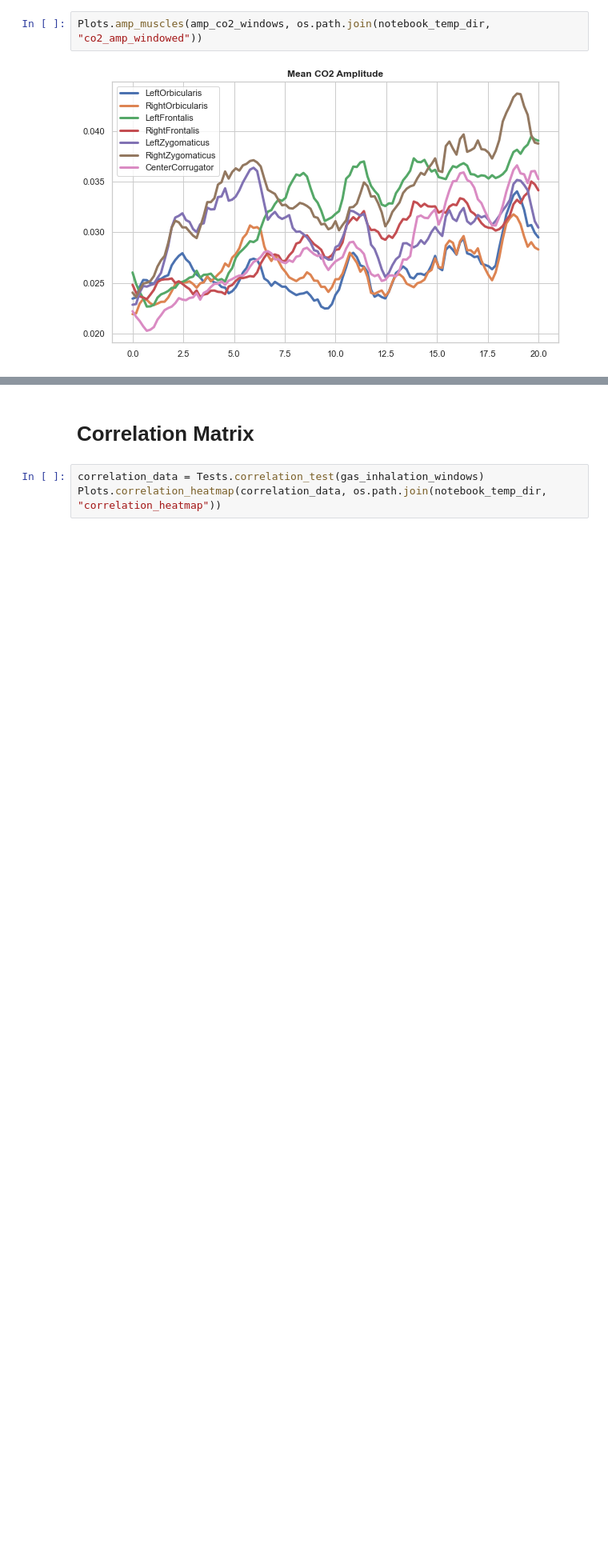
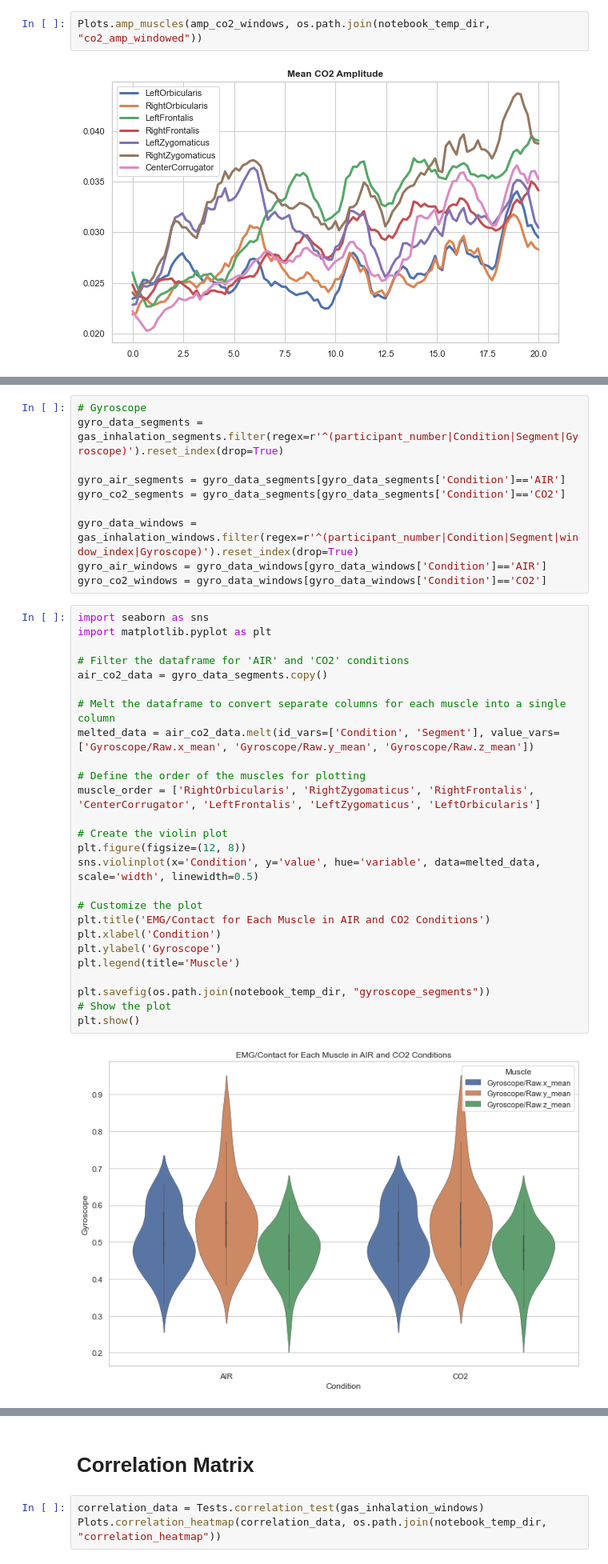
Before and after one commit to michalgnacek/co2-study, a Jupyter notebook: notebooks/3_statistics.ipynb, the cells around one changed output, grey strips where cells are left out. Shown at 80% size. Drawn from its saved outputs; the diff is of its cells as text; blank space fills up the shorter version.

Commit message:
Added IMU plots

```diff
--- a/notebooks/3_statistics.ipynb
+++ b/notebooks/3_statistics.ipynb
@@ -430,0 +433,38 @@ Plots.amp_muscles(amp_co2_windows, os.path.join(notebook_temp_dir, "co2_amp_wind
+# %%
+# Gyroscope
+gyro_data_segments = gas_inhalation_segments.filter(regex=r'^(participant_number|Condition|Segment|Gyroscope)').reset_index(drop=True)
+
+gyro_air_segments = gyro_data_segments[gyro_data_segments['Condition']=='AIR']
+gyro_co2_segments = gyro_data_segments[gyro_data_segments['Condition']=='CO2']
+
+gyro_data_windows = gas_inhalation_windows.filter(regex=r'^(participant_number|Condition|Segment|window_index|Gyroscope)').reset_index(drop=True)
+gyro_air_windows = gyro_data_windows[gyro_data_windows['Condition']=='AIR']
+gyro_co2_windows = gyro_data_windows[gyro_data_windows['Condition']=='CO2']
+# %%
+import seaborn as sns
+import matplotlib.pyplot as plt
+
+# Filter the dataframe for 'AIR' and 'CO2' conditions
+air_co2_data = gyro_data_segments.copy()
+
+# Melt the dataframe to convert separate columns for each muscle into a single column
+melted_data = air_co2_data.melt(id_vars=['Condition', 'Segment'], value_vars=['Gyroscope/Raw.x_mean', 'Gyroscope/Raw.y_mean', 'Gyroscope/Raw.z_mean'])
+
+# Define the order of the muscles for plotting
+muscle_order = ['RightOrbicularis', 'RightZygomaticus', 'RightFrontalis', 'CenterCorrugator', 'LeftFrontalis', 'LeftZygomaticus', 'LeftOrbicularis']
+
+# Create the violin plot
+plt.figure(figsize=(12, 8))
+sns.violinplot(x='Condition', y='value', hue='variable', data=melted_data, scale='width', linewidth=0.5)
+
+# Customize the plot
+plt.title('EMG/Contact for Each Muscle in AIR and CO2 Conditions')
+plt.xlabel('Condition')
+plt.ylabel('Gyroscope')
+plt.legend(title='Muscle')
+
+plt.savefig(os.path.join(notebook_temp_dir, "gyroscope_segments"))
+# Show the plot
+plt.show()
+# %% [output]
+[figure, added]
```
Also changed, not shown: parts of 8 cells of this notebook, 1 other file.
